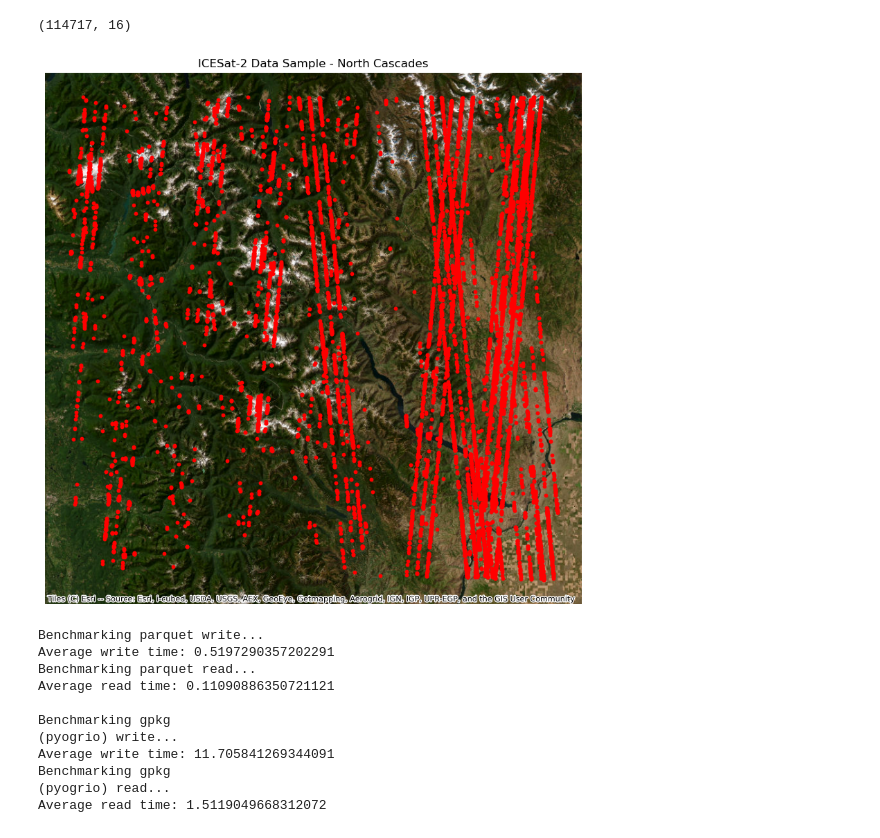
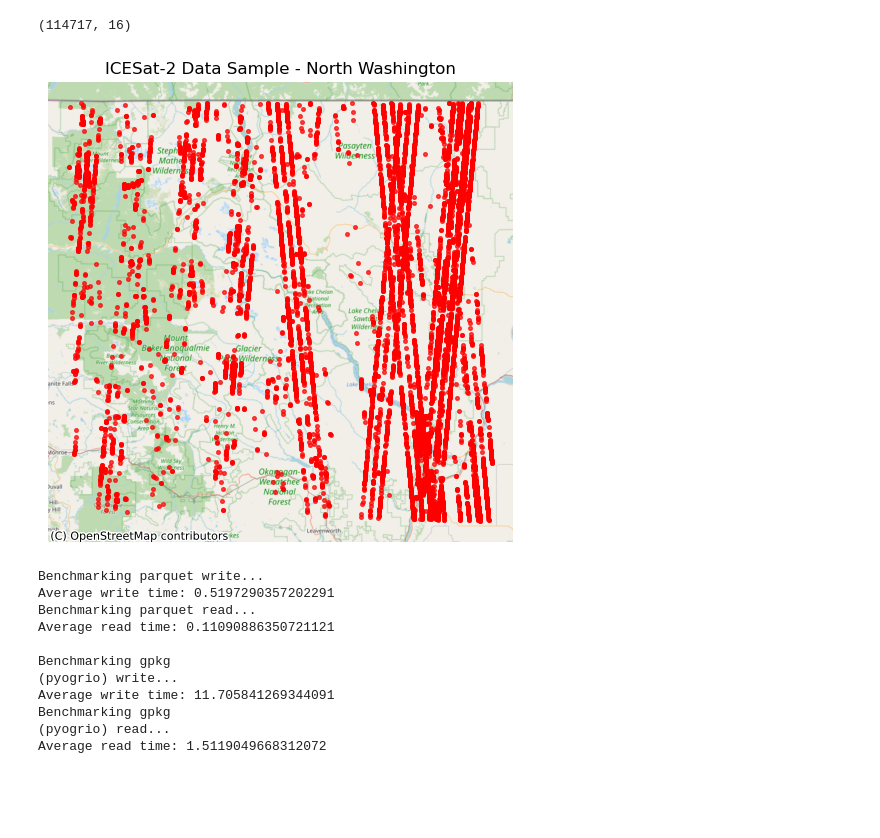
Before and after one commit to jonm3D/geobench, a Jupyter notebook: gpkg_vs_parquet_benchmark.ipynb, the cells around one changed output. Cells and saved outputs as stored; diff of their text form; code cells hidden in the pictures; blank space fills up the shorter version.

Commit message:
clean up plot

```diff
--- a/gpkg_vs_parquet_benchmark.ipynb
+++ b/gpkg_vs_parquet_benchmark.ipynb
@@ -44,15 +42,15 @@ print(df.shape)
 # %%
 sample_df = df.sample(10000).drop(columns='time').to_crs('epsg:3857')
 
-fig, ax = plt.subplots(figsize=(10, 10))
-sample_df.plot(ax=ax, color='red', markersize=10, alpha=1)
-cx.add_basemap(ax, source=cx.providers.Esri.WorldImagery)
-ax.set_title('ICESat-2 Data Sample - North Cascades')
+fig, ax = plt.subplots(figsize=(6,6))
+sample_df.plot(ax=ax, color='red', markersize=7, alpha=0.7)
+cx.add_basemap(ax, source=cx.providers.OpenStreetMap.Mapnik)
+ax.set_title('ICESat-2 Data Sample - North Washington')
 ax.set_axis_off()
 
 plt.show()
 # %% [output]
-[figure, old version]
+[figure, new version]
 # %%
 def write_geo_data(df, filename, format, driver, use_pyogrio=True, layer_options=None):
     engine = "pyogrio" if use_pyogrio else None
```
Also changed, not shown: parts of 1 cell of this notebook.
